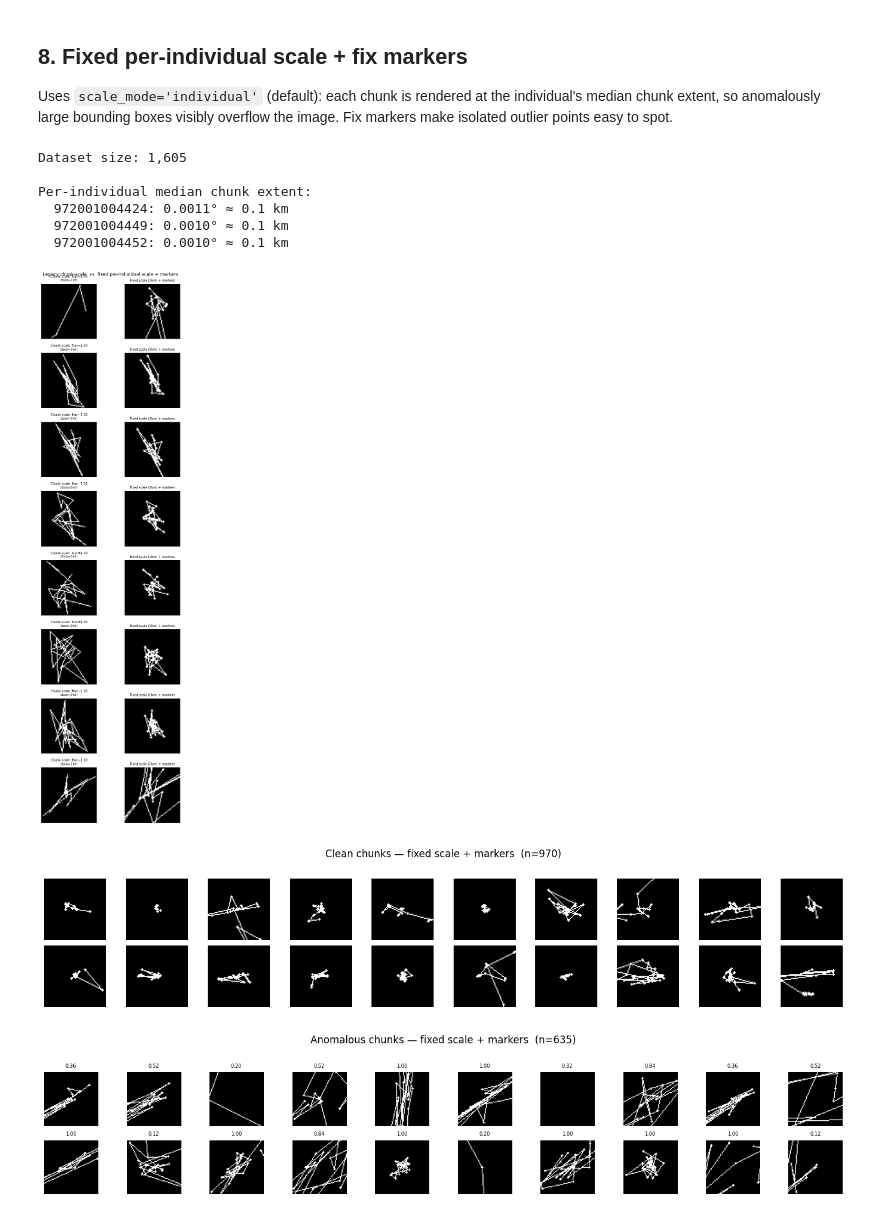
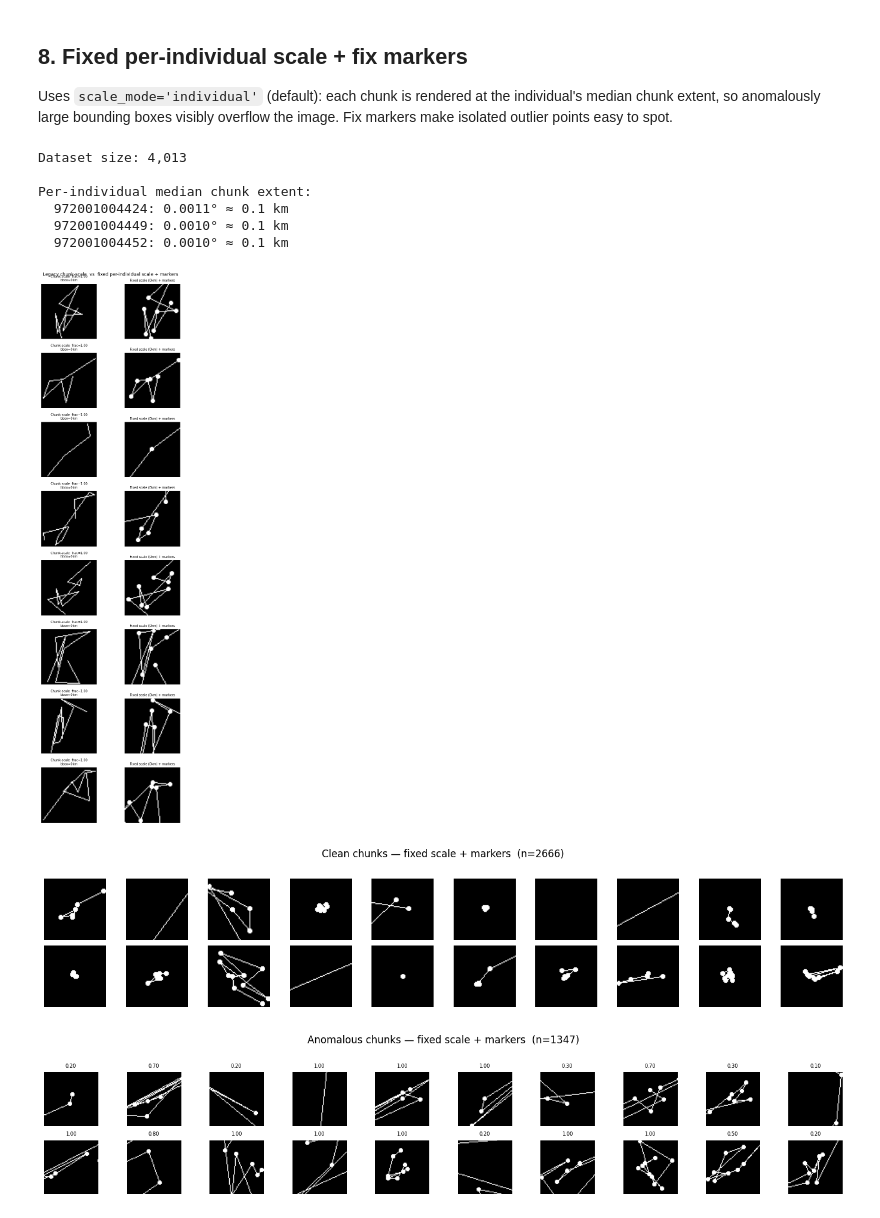
Before and after one commit to justinkay/movebench, a Jupyter notebook: notebooks/validate_thumbnails.ipynb, the cells around one changed output. Drawn from its saved outputs; the diff is of its cells as text; code cells hidden in the pictures.

```diff
--- a/notebooks/validate_thumbnails.ipynb
+++ b/notebooks/validate_thumbnails.ipynb
@@ -60,8 +60,9 @@ dtype: int64
 ds = study.thumbnail_dataset(
     split=None,        # load all splits for validation
     img_size=64,
-    chunk_size=50,
-    min_chunk_size=10,
+    chunk_size=25,
+    min_chunk_size=1,
+    marker_radius=2,
 )
 
 X = ds.numpy()          # (N, 64, 64) uint8
@@ -359,10 +345,10 @@ from movebench.datasets.thumbnails import render_track, compute_individual_scale
 ds_v2 = study.thumbnail_dataset(
     split=None,
     img_size=64,
-    chunk_size=25,
-    min_chunk_size=10,
+    chunk_size=10,
+    min_chunk_size=1,
     scale_mode='individual',
-    marker_radius=1,
+    marker_radius=2,
 )
 X_v2 = ds_v2.numpy()
 meta_v2 = ds_v2.metadata()
@@ -401,34 +387,34 @@ for row, idx in enumerate(top):
     img_new = X_v2[idx]
 
     axes[row, 0].imshow(img_old, cmap='gray', vmin=0, vmax=255)
     axes[row, 0].set_title(f'Chunk-scale  frac={frac:.2f}\nbbox\u2248{bbox_km:.0f}km', fontsize=7)
     axes[row, 0].axis('off')
     axes[row, 1].imshow(img_new, cmap='gray', vmin=0, vmax=255)
     axes[row, 1].set_title(f'Fixed scale ({fscale_km:.0f}km) + markers', fontsize=7)
     axes[row, 1].axis('off')
 
 plt.suptitle('Legacy chunk-scale  vs  fixed per-individual scale + markers', fontsize=10)
 plt.tight_layout()
 plt.show()
 
 # Also show a grid of clean vs anomalous with the new rendering
 y_v2_arr = ds_v2.labels('outlier_frac')
 neg_idx = np.where(y_v2_arr == 0)[0]
 pos_idx = np.where(y_v2_arr > 0)[0]
 sample_neg = rng.choice(neg_idx, size=min(20, len(neg_idx)), replace=False)
 sample_pos = rng.choice(pos_idx, size=min(20, len(pos_idx)), replace=False)
 pos_titles = [f"{y_v2_arr[i]:.2f}" for i in sample_pos]
 
 show_thumbnails(X_v2[sample_neg], title=f'Clean chunks — fixed scale + markers  (n={len(neg_idx)})')
 show_thumbnails(X_v2[sample_pos], titles=pos_titles,
                 title=f'Anomalous chunks — fixed scale + markers  (n={len(pos_idx)})')
 # %% [output]
-Dataset size: 1,605
+Dataset size: 4,013
 
 Per-individual median chunk extent:
   972001004424: 0.0011° ≈ 0.1 km
   972001004449: 0.0010° ≈ 0.1 km
   972001004452: 0.0010° ≈ 0.1 km
-[figure, old version]
+[figure, new version]
-[figure, old version]
+[figure, new version]
-[figure, old version]
+[figure, new version]
```
Also changed, not shown: parts of 10 cells of this notebook, 10 other files.
